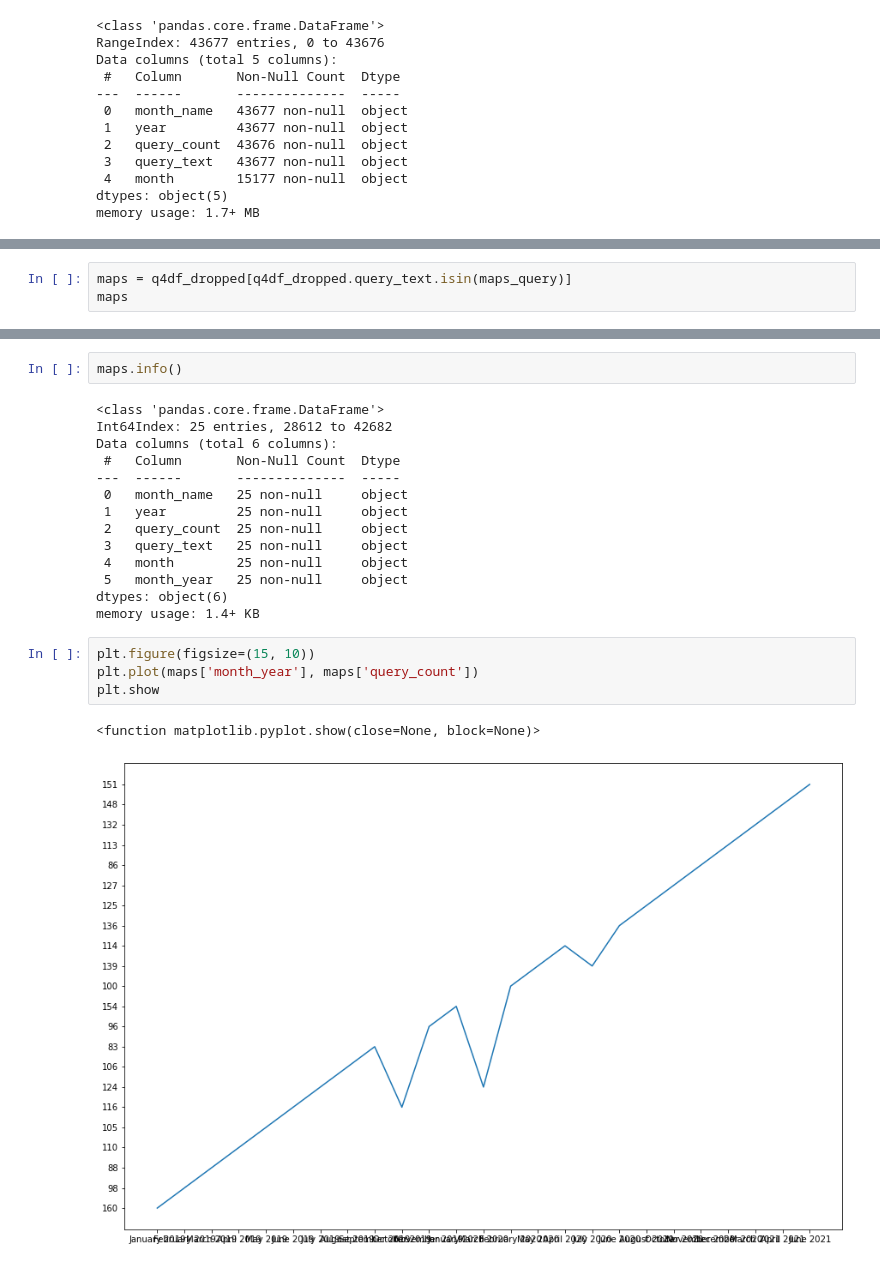
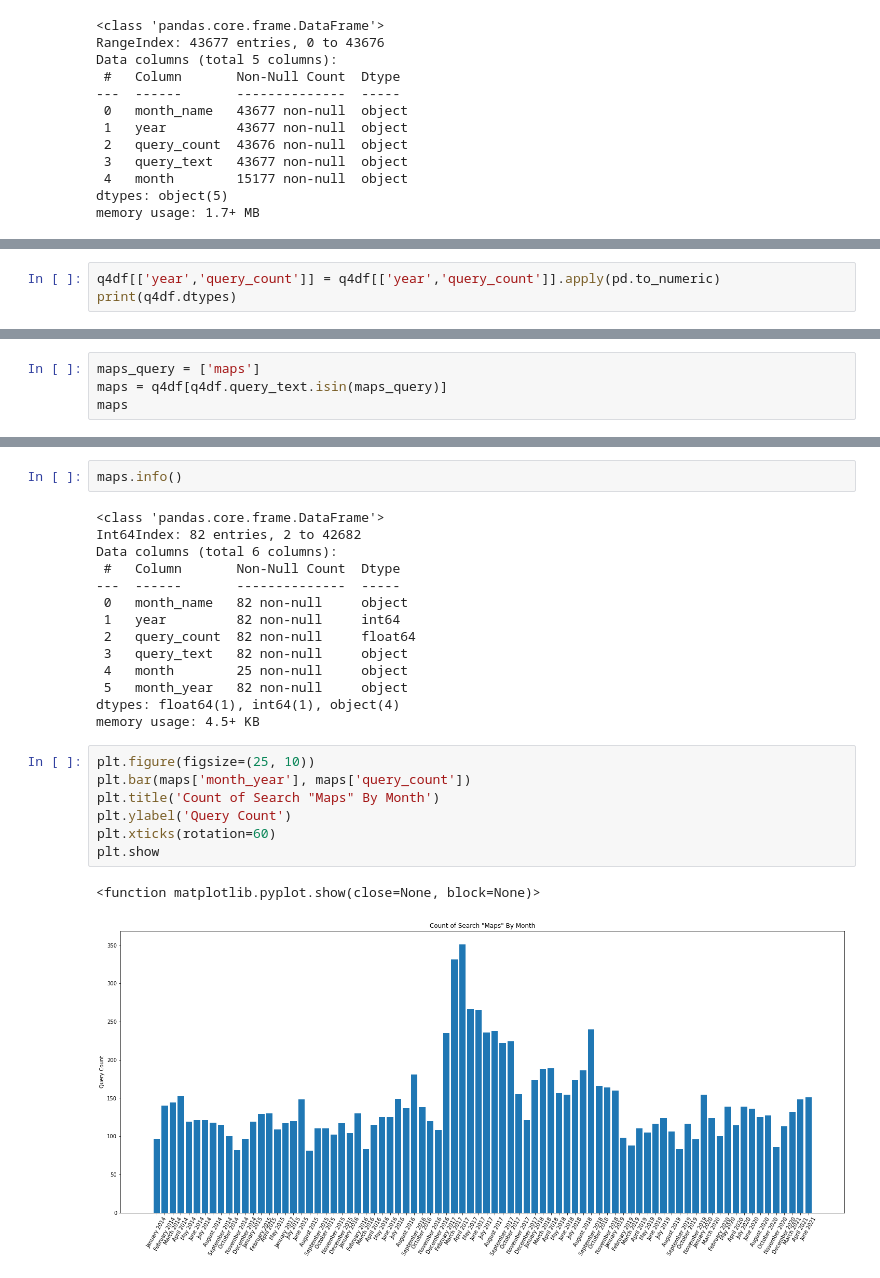
Before and after one commit to NSS-Data-Analytics-Cohort-6/socrata-api-atinglis314, a Jupyter notebook: notebooks/socrata_api_abi.ipynb, the cells around one changed output, grey strips where cells are left out. Saved outputs shown, nothing was run; the diff lists cells and outputs as text.

```diff
--- a/notebooks/socrata_api_abi.ipynb
+++ b/notebooks/socrata_api_abi.ipynb
@@ -409,0 +355,3 @@ dtype: object
+# %%
+q4df[['year','query_count']] = q4df[['year','query_count']].apply(pd.to_numeric)
+print(q4df.dtypes)
@@ -410,5 +366,6 @@ dtype: object
 # %%
-maps = q4df_dropped[q4df_dropped.query_text.isin(maps_query)]
+maps_query = ['maps']
+maps = q4df[q4df.query_text.isin(maps_query)]
 maps
 # %% [output]
 |  | month_name | year | query_count | query_text | month | month_year |
@@ -467,22 +385,25 @@ dtype: object
 maps.info()
 # %% [output]
 <class 'pandas.core.frame.DataFrame'>
-Int64Index: 25 entries, 28612 to 42682
+Int64Index: 82 entries, 2 to 42682
 Data columns (total 6 columns):
  #   Column       Non-Null Count  Dtype
 ---  ------       --------------  -----
- 0   month_name   25 non-null     object
- 1   year         25 non-null     object
- 2   query_count  25 non-null     object
- 3   query_text   25 non-null     object
+ 0   month_name   82 non-null     object
+ 1   year         82 non-null     int64
+ 2   query_count  82 non-null     float64
+ 3   query_text   82 non-null     object
  4   month        25 non-null     object
- 5   month_year   25 non-null     object
-dtypes: object(6)
-memory usage: 1.4+ KB
+ 5   month_year   82 non-null     object
+dtypes: float64(1), int64(1), object(4)
+memory usage: 4.5+ KB
 # %%
-plt.figure(figsize=(15, 10))
-plt.plot(maps['month_year'], maps['query_count'])
+plt.figure(figsize=(25, 10))
+plt.bar(maps['month_year'], maps['query_count'])
+plt.title('Count of Search "Maps" By Month')
+plt.ylabel('Query Count')
+plt.xticks(rotation=60)
 plt.show
 # %% [output]
 <function matplotlib.pyplot.show(close=None, block=None)>
-[figure, old version]
+[figure, new version]
```
Also changed, not shown: parts of 71 cells of this notebook.
